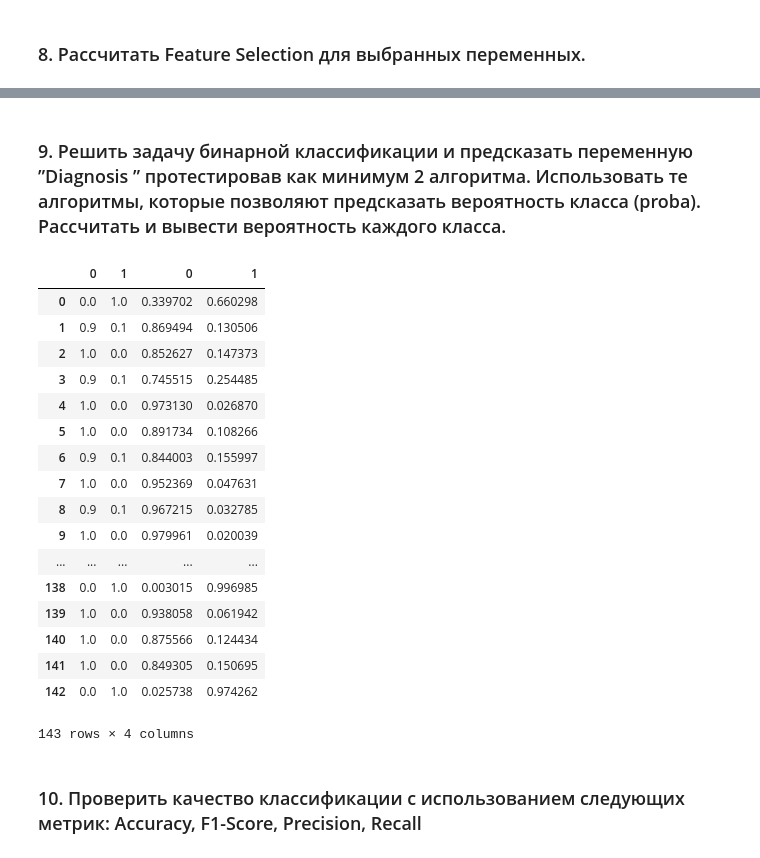
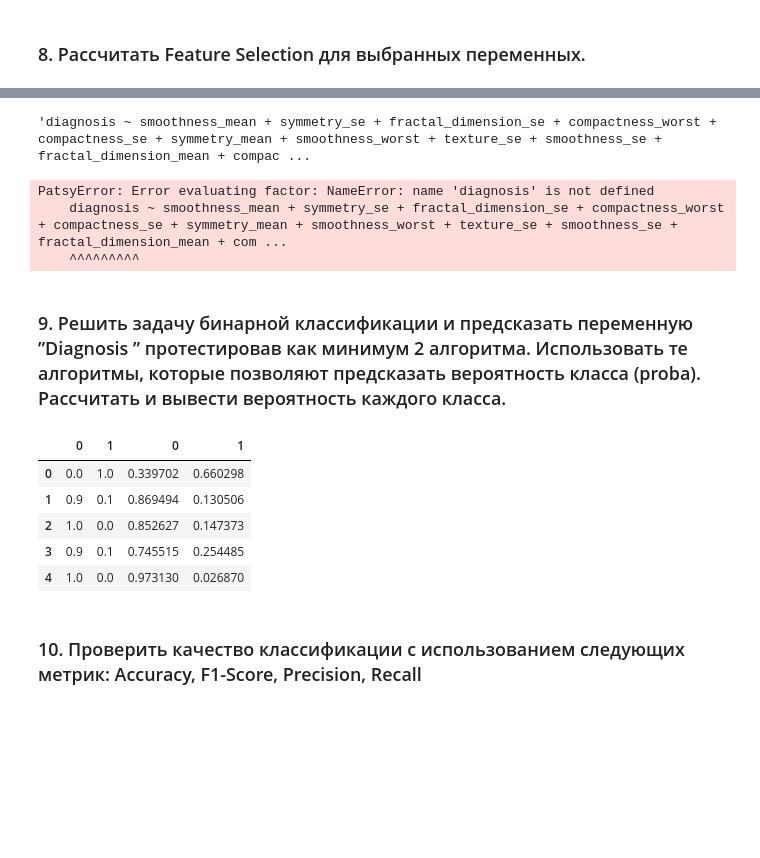
Before and after one commit to AlexeevVl/DVP-1, a Jupyter notebook: Final_DVP_work.ipynb, the cells around one changed output, grey strips where cells are left out. Cells and saved outputs as stored; diff of their text form; code cells hidden in the pictures; blank space fills up the shorter version.

```diff
--- a/Final_DVP_work.ipynb
+++ b/Final_DVP_work.ipynb
@@ -136,3 +137,11 @@ import statsmodels.api as sm
+# %%
+df.columns=['diagnosis', 'radius_mean', 'texture_mean', 'smoothness_mean',
+       'compactness_mean', 'concavity_mean', 'symmetry_mean',
+       'fractal_dimension_mean', 'radius_se', 'texture_se', 'smoothness_se',
+       'compactness_se', 'concavity_se', 'concave_points_se', 'symmetry_se',
+       'fractal_dimension_se', 'smoothness_worst', 'compactness_worst',
+       'concavity_worst', 'concave_points_worst', 'symmetry_worst',
+       'fractal_dimension_worst', 'diagnosis_Y']
 # %%
 labelencoder_Y=LabelEncoder()
 df['diagnosis_Y']=labelencoder_Y.fit_transform(df.diagnosis)
@@ -164,39 +188,40 @@ est.summary().tables[1]
+# %%
+get_formula(columns)
+# %% [output]
+'diagnosis ~ smoothness_mean + symmetry_se + fractal_dimension_se + compactness_worst + compactness_se + symmetry_mean + smoothness_worst + texture_se + smoothness_se + fractal_dimension_mean + compac ...
+# %%
+lm = smf.ols(get_formula(columns), train_df).fit()
+#rss = np.sum(lm.resid ** 2)
+#rmse = np.sqrt(rss / len(lm.resid))
+#print("RMSE:", rmse)
+#print("R^2:", lm.rsquared)
+# %% [output]
+PatsyError: Error evaluating factor: NameError: name 'diagnosis' is not defined
+    diagnosis ~ smoothness_mean + symmetry_se + fractal_dimension_se + compactness_worst + compactness_se + symmetry_mean + smoothness_worst + texture_se + smoothness_se + fractal_dimension_mean + com ...
+    ^^^^^^^^^
 # %% [markdown]
 ### 9. Решить задачу бинарной классификации и предсказать переменную ”Diagnosis ” протестировав как минимум 2 алгоритма. Использовать те алгоритмы, которые позволяют предсказать вероятность класса (proba). Рассчитать и вывести вероятность каждого класса.
 # %%
 logisticRegr = LogisticRegression()
-x_train, x_test, y_train, y_test = train_test_split(X,df.diagnosis_Y,test_size=0.25, random_state=0)
 logisticRegr.fit(x_train,y_train)
 y_pred_log = logisticRegr.predict_proba(x_test)
 
 
 
 RandomForest = RandomForestClassifier(n_estimators=10, criterion='entropy',random_state = 0)
 RandomForest.fit(x_train,y_train)
 y_pred_random_forest = RandomForest.predict_proba(x_test)
 
 
 result = pd.concat([pd.DataFrame(y_pred_random_forest), pd.DataFrame(y_pred_log)], axis=1, sort=False)
-result
+result.head()
 # %% [output]
 |  | 0 | 1 | 0 | 1 |
 | 0 | 0.0 | 1.0 | 0.339702 | 0.660298 |
 | 1 | 0.9 | 0.1 | 0.869494 | 0.130506 |
 | 2 | 1.0 | 0.0 | 0.852627 | 0.147373 |
 | 3 | 0.9 | 0.1 | 0.745515 | 0.254485 |
 | 4 | 1.0 | 0.0 | 0.973130 | 0.026870 |
-| 5 | 1.0 | 0.0 | 0.891734 | 0.108266 |
-| 6 | 0.9 | 0.1 | 0.844003 | 0.155997 |
-| 7 | 1.0 | 0.0 | 0.952369 | 0.047631 |
-| 8 | 0.9 | 0.1 | 0.967215 | 0.032785 |
-| 9 | 1.0 | 0.0 | 0.979961 | 0.020039 |
-| ... | ... | ... | ... | ... |
-| 138 | 0.0 | 1.0 | 0.003015 | 0.996985 |
-| 139 | 1.0 | 0.0 | 0.938058 | 0.061942 |
-| 140 | 1.0 | 0.0 | 0.875566 | 0.124434 |
-| 141 | 1.0 | 0.0 | 0.849305 | 0.150695 |
-| 142 | 0.0 | 1.0 | 0.025738 | 0.974262 |
-143 rows × 4 columns
 # %% [markdown]
 ### 10. Проверить качество классификации с использованием следующих метрик: Accuracy, F1-Score, Precision, Recall
 # %%
```
Also changed, not shown: parts of 6 cells of this notebook.
